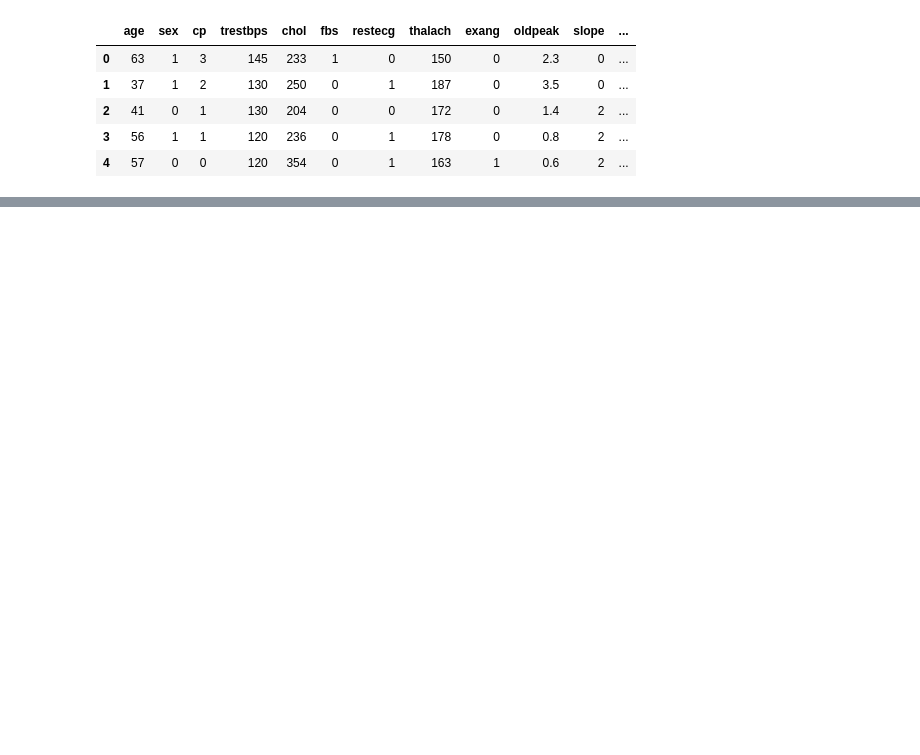
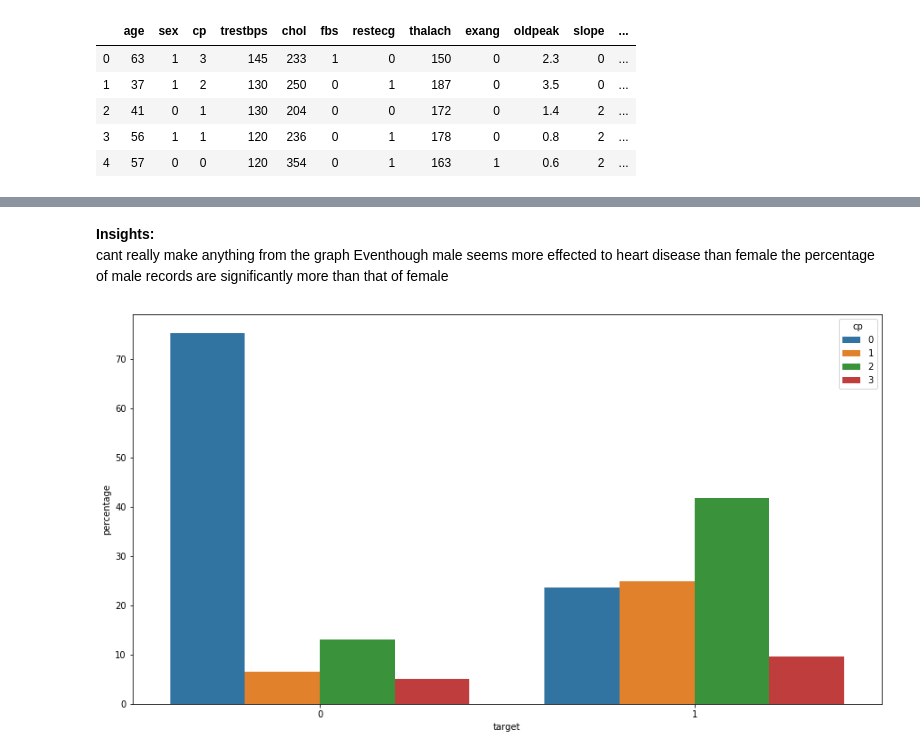
Before and after one commit to nandikikartheek/SpringBoard_NK, a Jupyter notebook: Capstone Project 1/HeartDisease_prediction.ipynb, the cells around one changed output, grey strips where cells are left out. Saved outputs shown, nothing was run; the diff lists cells and outputs as text; code cells hidden in the pictures; blank space fills up the shorter version.

```diff
--- a/Capstone Project 1/HeartDisease_prediction.ipynb
+++ b/Capstone Project 1/HeartDisease_prediction.ipynb
@@ -55,0 +184,8 @@ We notice that there are NO missing or NULL values so the dataset appears to be
+# %% [markdown]
+**Insights:**
+cant really make anything from the graph
+Eventhough male seems more effected to heart disease than female the percentage of male records are significantly more than that of female
+# %%
+CountPlot('cp')
+# %% [output]
+[figure, added]
```
Also changed, not shown: parts of 62 cells of this notebook.
